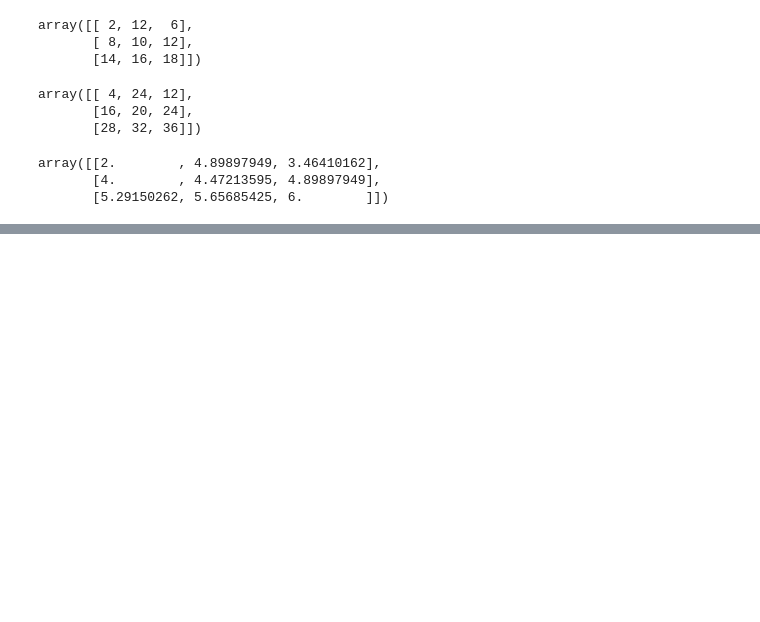
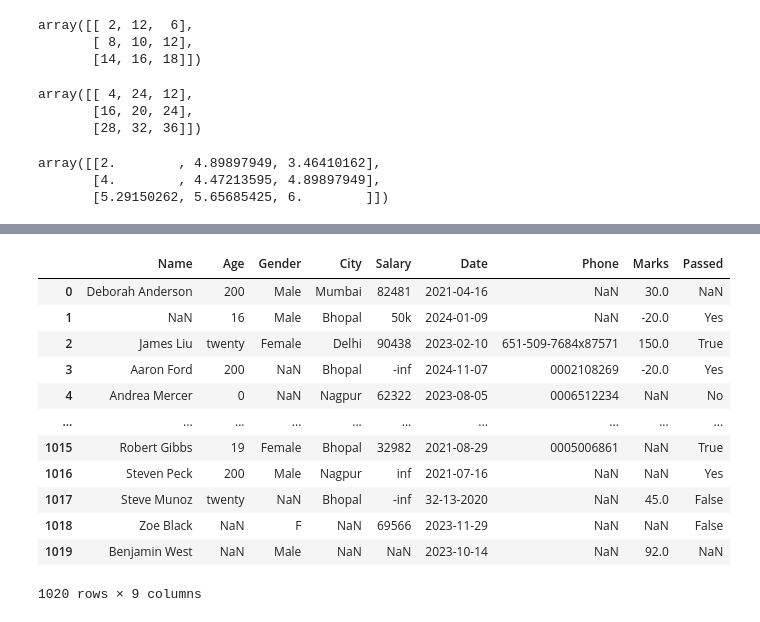
Before and after one commit to Pritishcoder07/AIMLP, a Jupyter notebook: Basic_ML.ipynb, the cells around one changed output, grey strips where cells are left out. Drawn from its saved outputs; the diff is of its cells as text; code cells hidden in the pictures; blank space fills up the shorter version.

```diff
--- a/Basic_ML.ipynb
+++ b/Basic_ML.ipynb
@@ -149,0 +234,18 @@ array([[2.        , 4.89897949, 3.46410162],
+# %%
+messdata = pd.read_csv('dirty_dataset_1000.csv')
+# %%
+messdata
+# %% [output]
+|  | Name | Age | Gender | City | Salary | Date | Phone | Marks | Passed |
+| 0 | Deborah Anderson | 200 | Male | Mumbai | 82481 | 2021-04-16 | NaN | 30.0 | NaN |
+| 1 | NaN | 16 | Male | Bhopal | 50k | 2024-01-09 | NaN | -20.0 | Yes |
+| 2 | James Liu | twenty | Female | Delhi | 90438 | 2023-02-10 | 651-509-7684x87571 | 150.0 | True |
+| 3 | Aaron Ford | 200 | NaN | Bhopal | -inf | 2024-11-07 | 0002108269 | -20.0 | Yes |
+| 4 | Andrea Mercer | 0 | NaN | Nagpur | 62322 | 2023-08-05 | 0006512234 | NaN | No |
+| ... | ... | ... | ... | ... | ... | ... | ... | ... | ... |
+| 1015 | Robert Gibbs | 19 | Female | Bhopal | 32982 | 2021-08-29 | 0005006861 | NaN | True |
+| 1016 | Steven Peck | 200 | Male | Nagpur | inf | 2021-07-16 | NaN | NaN | Yes |
+| 1017 | Steve Munoz | twenty | NaN | Bhopal | -inf | 32-13-2020 | NaN | 45.0 | False |
+| 1018 | Zoe Black | NaN | F | NaN | 69566 | 2023-11-29 | NaN | NaN | False |
+| 1019 | Benjamin West | NaN | Male | NaN | NaN | 2023-10-14 | NaN | 92.0 | NaN |
+1020 rows × 9 columns
```
Also changed, not shown: parts of 23 cells of this notebook.
